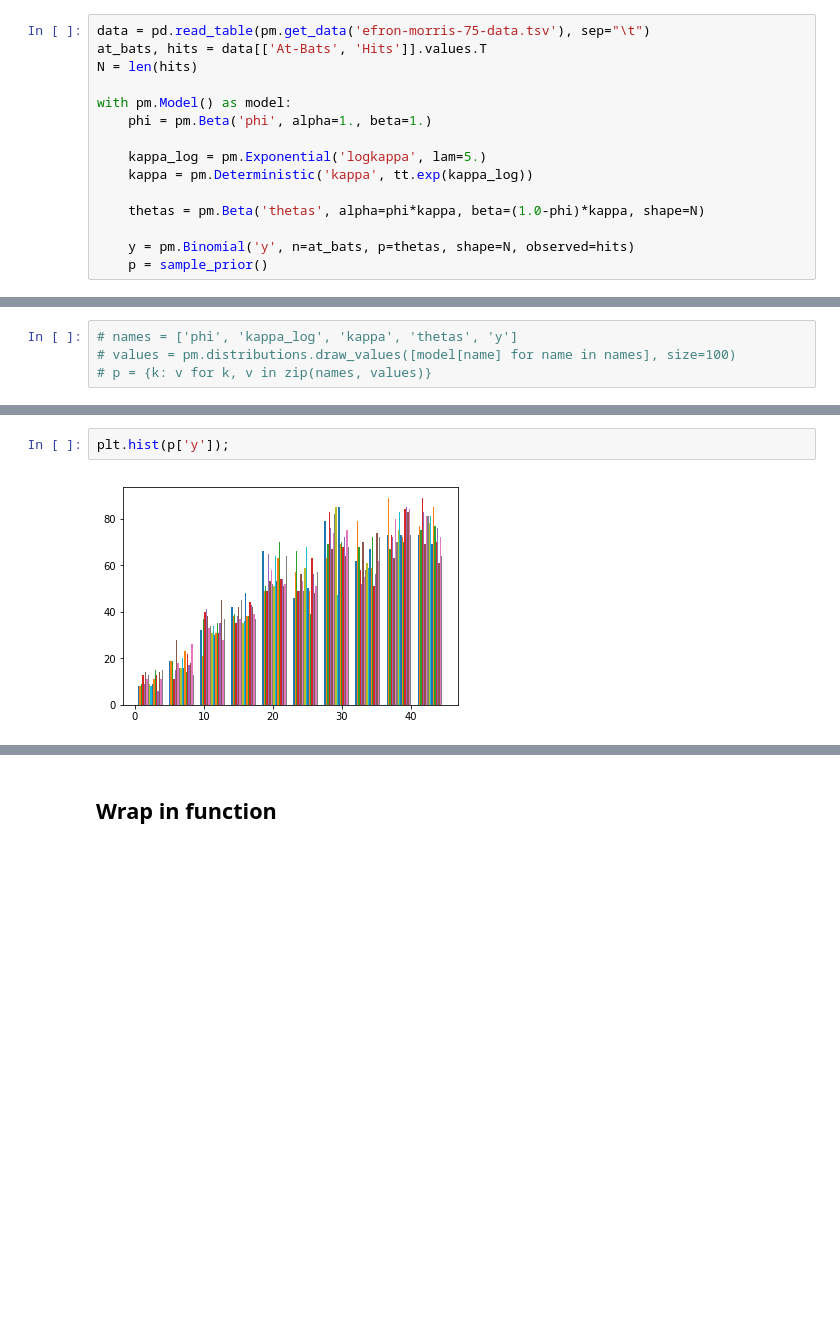
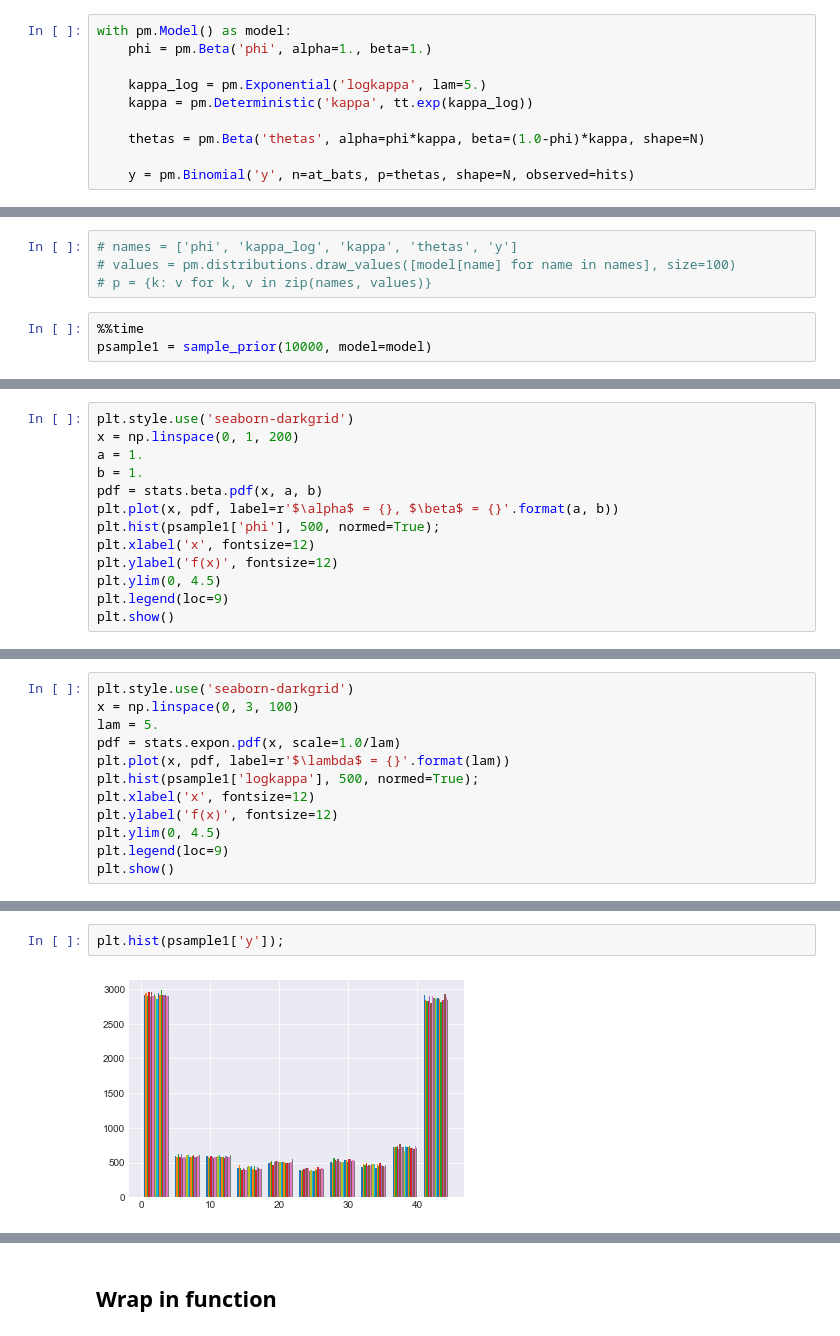
Before and after one commit to junpenglao/Planet_Sakaar_Data_Science, a Jupyter notebook: Miscellaneous/Test_sample_prior.ipynb, the cells around one changed output, grey strips where cells are left out. Cells and saved outputs as stored; diff of their text form; blank space fills up the shorter version.

Commit message:
sample from prior

```diff
--- a/Miscellaneous/Test_sample_prior.ipynb
+++ b/Miscellaneous/Test_sample_prior.ipynb
@@ -108,8 +195,4 @@ assert (prior['x_obs'] < 0).all()
 # %%
-data = pd.read_table(pm.get_data('efron-morris-75-data.tsv'), sep="\t")
-at_bats, hits = data[['At-Bats', 'Hits']].values.T
-N = len(hits)
-
 with pm.Model() as model:
     phi = pm.Beta('phi', alpha=1., beta=1.)
 
@@ -119,7 +202,6 @@ with pm.Model() as model:
     thetas = pm.Beta('thetas', alpha=phi*kappa, beta=(1.0-phi)*kappa, shape=N)
 
     y = pm.Binomial('y', n=at_bats, p=thetas, shape=N, observed=hits)
-    p = sample_prior()
 # %%
 y.distribution.random(point=model.test_point, size=1000)
 # %% [output]
@@ -144,3 +226,6 @@ array([[17, 25, 25, ..., 17, 22, 22],
 # names = ['phi', 'kappa_log', 'kappa', 'thetas', 'y']
 # values = pm.distributions.draw_values([model[name] for name in names], size=100)
 # p = {k: v for k, v in zip(names, values)}
+# %%
+%%time
+psample1 = sample_prior(10000, model=model)
@@ -146,0 +235,13 @@ array([[17, 25, 25, ..., 17, 22, 22],
+# %%
+plt.style.use('seaborn-darkgrid')
+x = np.linspace(0, 1, 200)
+a = 1.
+b = 1.
+pdf = stats.beta.pdf(x, a, b)
+plt.plot(x, pdf, label=r'$\alpha$ = {}, $\beta$ = {}'.format(a, b))
+plt.hist(psample1['phi'], 500, normed=True);
+plt.xlabel('x', fontsize=12)
+plt.ylabel('f(x)', fontsize=12)
+plt.ylim(0, 4.5)
+plt.legend(loc=9)
+plt.show()
@@ -146,0 +254,12 @@ array([[17, 25, 25, ..., 17, 22, 22],
+# %%
+plt.style.use('seaborn-darkgrid')
+x = np.linspace(0, 3, 100)
+lam = 5.
+pdf = stats.expon.pdf(x, scale=1.0/lam)
+plt.plot(x, pdf, label=r'$\lambda$ = {}'.format(lam))
+plt.hist(psample1['logkappa'], 500, normed=True);
+plt.xlabel('x', fontsize=12)
+plt.ylabel('f(x)', fontsize=12)
+plt.ylim(0, 4.5)
+plt.legend(loc=9)
+plt.show()
@@ -147,5 +268,5 @@ array([[17, 25, 25, ..., 17, 22, 22],
 # %%
-plt.hist(p['y']);
+plt.hist(psample1['y']);
 # %% [output]
-[figure, old version]
+[figure, new version]
 # %%
```
Also changed, not shown: parts of 29 cells of this notebook.
